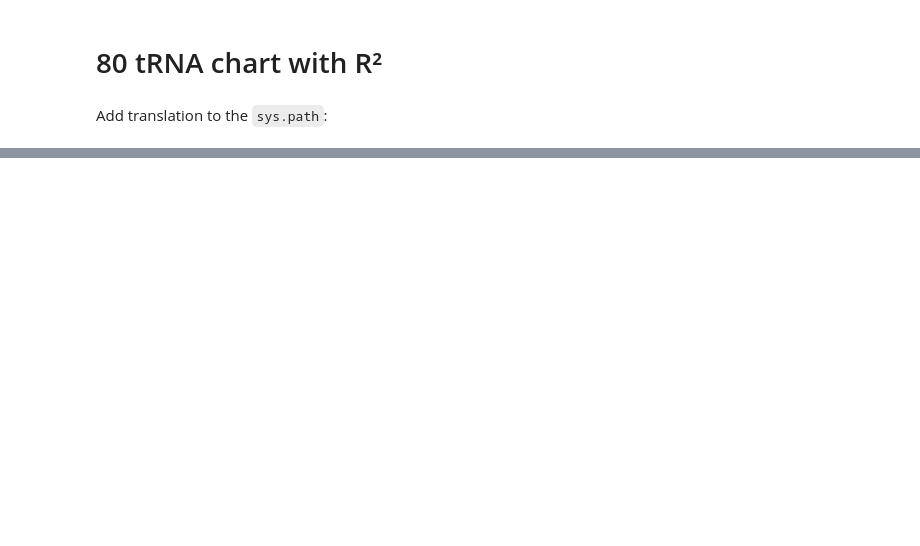
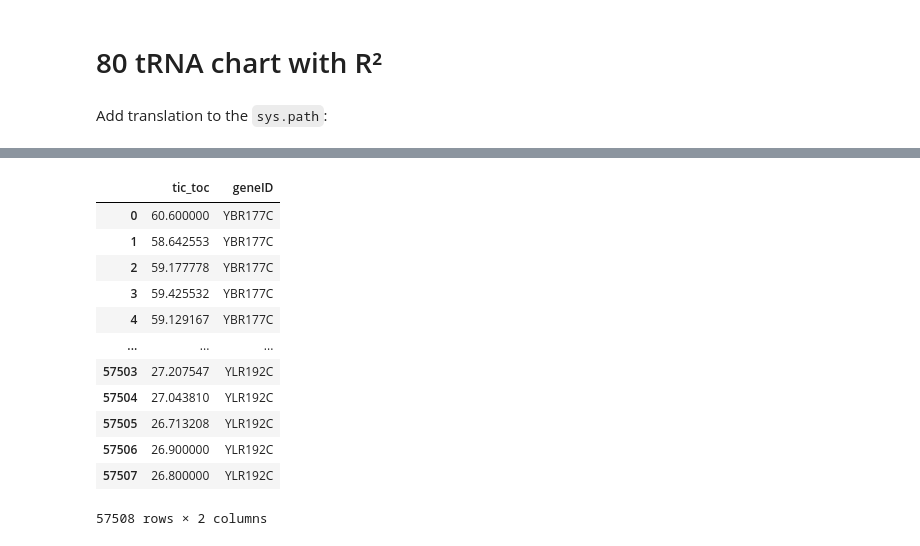
Before and after one commit to gittenberg/TRSL2, a Jupyter notebook: notebooks/80_tRNA_chart_with _R2.ipynb, the cells around one changed output, grey strips where cells are left out. Drawn from its saved outputs; the diff is of its cells as text; code cells hidden in the pictures; blank space fills up the shorter version.

```diff
--- a/notebooks/80_tRNA_chart_with _R2.ipynb
+++ b/notebooks/80_tRNA_chart_with _R2.ipynb
@@ -203,0 +317,6 @@ NameError: name 'ribo_lattice_df_normalized' is not defined
+# %%
+transcript_tic_toc = {transcript.index: transcript.tic_toc for transcript in results['transcriptome']}
+# %%
+transcript_tic_toc_averages = {index: np.mean([toc-tic for (tic, toc) in transcript_tic_toc[index]]) for index in transcript_tic_toc}
+transcript_df = pd.DataFrame(pd.Series(transcript_tic_toc_averages))
+transcript_df.columns = ['tic_toc']
@@ -203,0 +339,3 @@ NameError: name 'ribo_lattice_df_normalized' is not defined
+# %%
+temp_df = pd.DataFrame(pd.Series({transcript.index: transcript.geneID for transcript in results['transcriptome']}))
+temp_df.columns = ['geneID']
@@ -203,0 +358,18 @@ NameError: name 'ribo_lattice_df_normalized' is not defined
+# %%
+transcript_df = pd.merge(transcript_df, temp_df, left_index=True, right_index=True, how='outer')
+# %%
+transcript_df
+# %% [output]
+|  | tic_toc | geneID |
+| 0 | 60.600000 | YBR177C |
+| 1 | 58.642553 | YBR177C |
+| 2 | 59.177778 | YBR177C |
+| 3 | 59.425532 | YBR177C |
+| 4 | 59.129167 | YBR177C |
+| ... | ... | ... |
+| 57503 | 27.207547 | YLR192C |
+| 57504 | 27.043810 | YLR192C |
+| 57505 | 26.713208 | YLR192C |
+| 57506 | 26.900000 | YLR192C |
+| 57507 | 26.800000 | YLR192C |
+57508 rows × 2 columns
```
Also changed, not shown: parts of 50 cells of this notebook.
